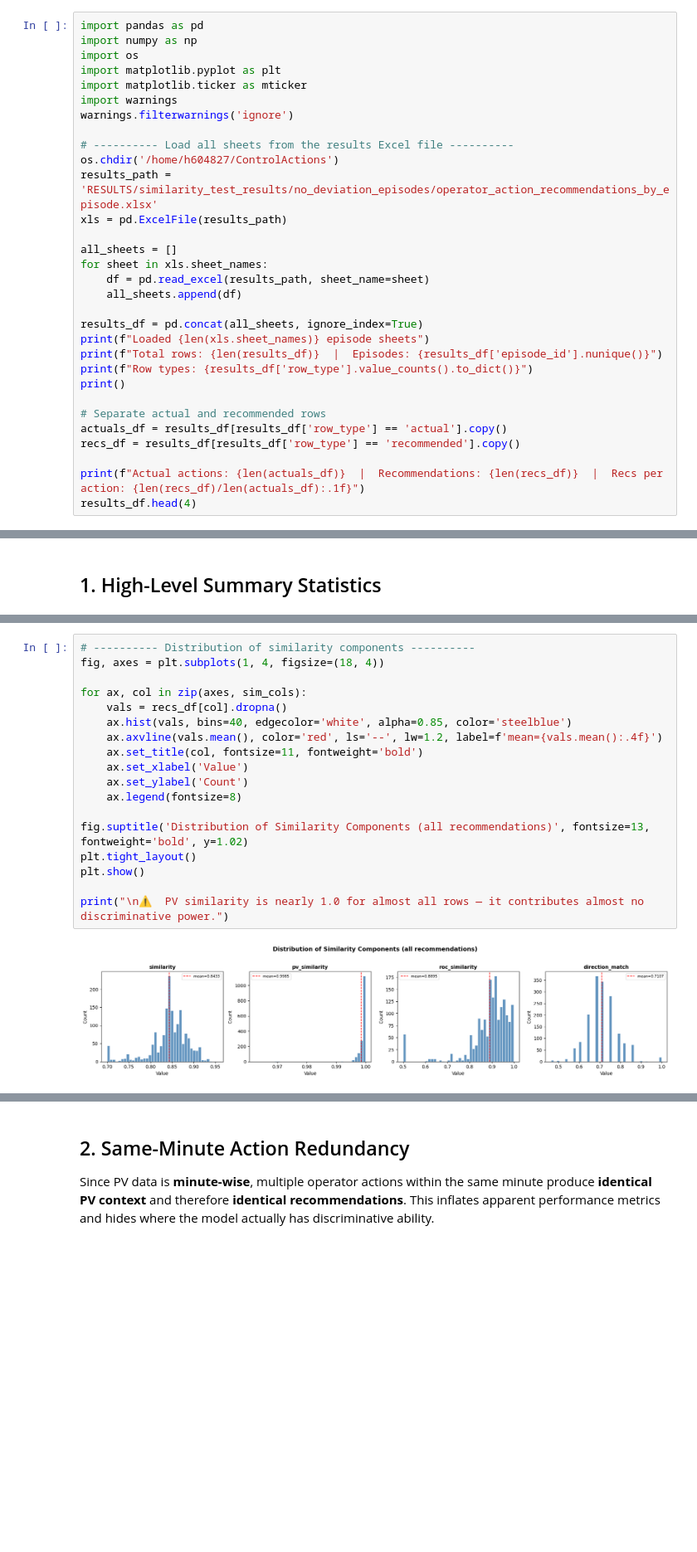
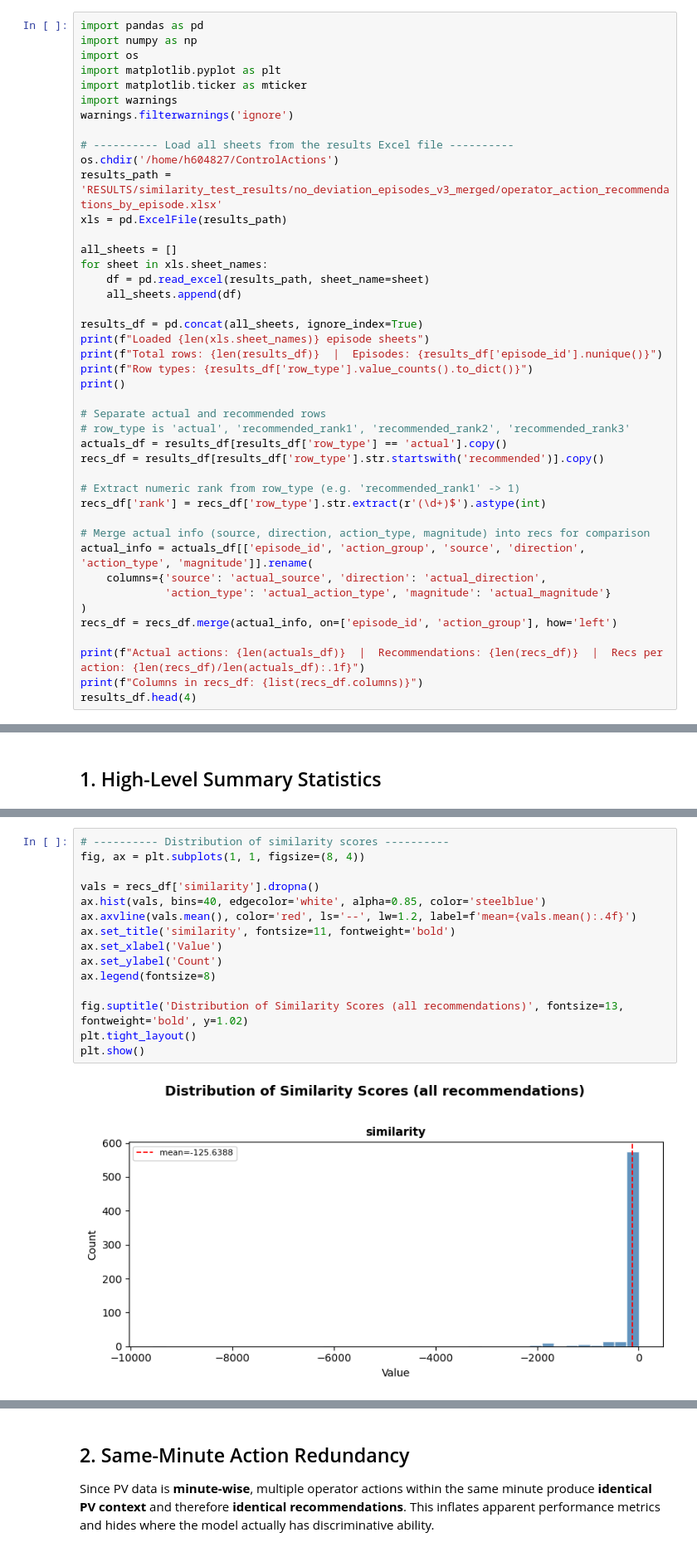
Before and after one commit to H604827/ControlActions, a Jupyter notebook: EXPERIMENTS/results_analysis.ipynb, the cells around one changed output, grey strips where cells are left out. Shown at 83% size. Cells and saved outputs as stored; diff of their text form; blank space fills up the shorter version.

```diff
--- a/EXPERIMENTS/results_analysis.ipynb
+++ b/EXPERIMENTS/results_analysis.ipynb
@@ -20,7 +25,7 @@ warnings.filterwarnings('ignore')
 
 # ---------- Load all sheets from the results Excel file ----------
 os.chdir('/home/h604827/ControlActions')
-results_path = 'RESULTS/similarity_test_results/no_deviation_episodes/operator_action_recommendations_by_episode.xlsx'
+results_path = 'RESULTS/similarity_test_results/no_deviation_episodes_v3_merged/operator_action_recommendations_by_episode.xlsx'
 xls = pd.ExcelFile(results_path)
 
 all_sheets = []
@@ -35,10 +40,22 @@ print(f"Row types: {results_df['row_type'].value_counts().to_dict()}")
 print()
 
 # Separate actual and recommended rows
+# row_type is 'actual', 'recommended_rank1', 'recommended_rank2', 'recommended_rank3'
 actuals_df = results_df[results_df['row_type'] == 'actual'].copy()
-recs_df = results_df[results_df['row_type'] == 'recommended'].copy()
+recs_df = results_df[results_df['row_type'].str.startswith('recommended')].copy()
+
+# Extract numeric rank from row_type (e.g. 'recommended_rank1' -> 1)
+recs_df['rank'] = recs_df['row_type'].str.extract(r'(\d+)$').astype(int)
+
+# Merge actual info (source, direction, action_type, magnitude) into recs for comparison
+actual_info = actuals_df[['episode_id', 'action_group', 'source', 'direction', 'action_type', 'magnitude']].rename(
+    columns={'source': 'actual_source', 'direction': 'actual_direction',
+             'action_type': 'actual_action_type', 'magnitude': 'actual_magnitude'}
+)
+recs_df = recs_df.merge(actual_info, on=['episode_id', 'action_group'], how='left')
 
 print(f"Actual actions: {len(actuals_df)}  |  Recommendations: {len(recs_df)}  |  Recs per action: {len(recs_df)/len(actuals_df):.1f}")
+print(f"Columns in recs_df: {list(recs_df.columns)}")
 results_df.head(4)
 # %% [output]
 Loaded 33 episode sheets
@@ -84,20 +100,17 @@ direction_match         mean=0.7107  std=0.0769  range=[0.4643, 1.0000]
 # %%
-# ---------- Distribution of similarity components ----------
-fig, axes = plt.subplots(1, 4, figsize=(18, 4))
+# ---------- Distribution of similarity scores ----------
+fig, ax = plt.subplots(1, 1, figsize=(8, 4))
 
-for ax, col in zip(axes, sim_cols):
-    vals = recs_df[col].dropna()
-    ax.hist(vals, bins=40, edgecolor='white', alpha=0.85, color='steelblue')
-    ax.axvline(vals.mean(), color='red', ls='--', lw=1.2, label=f'mean={vals.mean():.4f}')
-    ax.set_title(col, fontsize=11, fontweight='bold')
-    ax.set_xlabel('Value')
-    ax.set_ylabel('Count')
-    ax.legend(fontsize=8)
+vals = recs_df['similarity'].dropna()
+ax.hist(vals, bins=40, edgecolor='white', alpha=0.85, color='steelblue')
+ax.axvline(vals.mean(), color='red', ls='--', lw=1.2, label=f'mean={vals.mean():.4f}')
+ax.set_title('similarity', fontsize=11, fontweight='bold')
+ax.set_xlabel('Value')
+ax.set_ylabel('Count')
+ax.legend(fontsize=8)
 
-fig.suptitle('Distribution of Similarity Components (all recommendations)', fontsize=13, fontweight='bold', y=1.02)
+fig.suptitle('Distribution of Similarity Scores (all recommendations)', fontsize=13, fontweight='bold', y=1.02)
 plt.tight_layout()
 plt.show()
-
-print("\n⚠️  PV similarity is nearly 1.0 for almost all rows — it contributes almost no discriminative power.")
 # %% [output]
-[figure, old version]
+[figure, new version]
```
Also changed, not shown: parts of 19 cells of this notebook, 5 other files.
